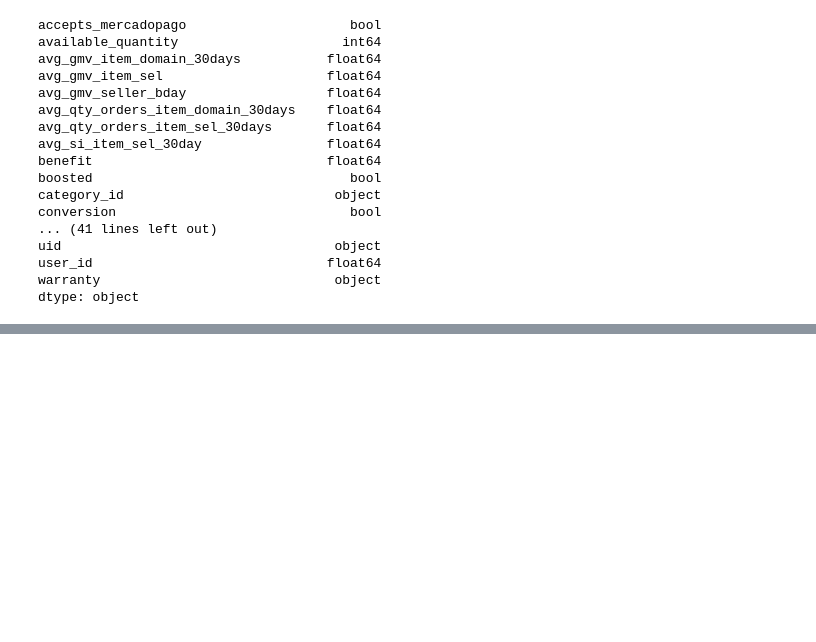
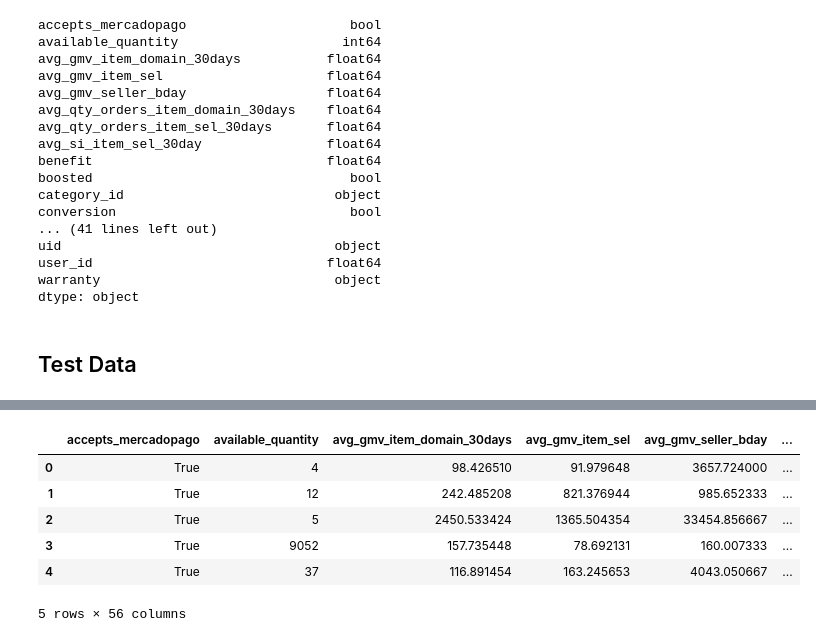
Before and after one commit to jonmunm/nbs, a Jupyter notebook: Meli/CVR Data Challenge/EDA.ipynb, the cells around one changed output, grey strips where cells are left out. Cells and saved outputs as stored; diff of their text form; code cells hidden in the pictures; blank space fills up the shorter version.

```diff
--- a/Meli/CVR Data Challenge/EDA.ipynb
+++ b/Meli/CVR Data Challenge/EDA.ipynb
@@ -388,3 +611,10 @@ uid                                   object
 user_id                              float64
 warranty                              object
 dtype: object
+# %% [markdown]
+## Test Data
+# %%
+test_df = pd.read_csv('test.csv', sep=',')
+print('{0:,} registros a las {1}'.format(len(test_df), datetime.now()))
+test_df.head()
+# %% [output]
@@ -390,0 +622,7 @@ dtype: object
+|  | accepts_mercadopago | available_quantity | avg_gmv_item_domain_30days | avg_gmv_item_sel | avg_gmv_seller_bday | ... |
+| 0 | True | 4 | 98.426510 | 91.979648 | 3657.724000 | ... |
+| 1 | True | 12 | 242.485208 | 821.376944 | 985.652333 | ... |
+| 2 | True | 5 | 2450.533424 | 1365.504354 | 33454.856667 | ... |
+| 3 | True | 9052 | 157.735448 | 78.692131 | 160.007333 | ... |
+| 4 | True | 37 | 116.891454 | 163.245653 | 4043.050667 | ... |
+5 rows × 56 columns
```
Also changed, not shown: parts of 52 cells of this notebook, 9 other files.
